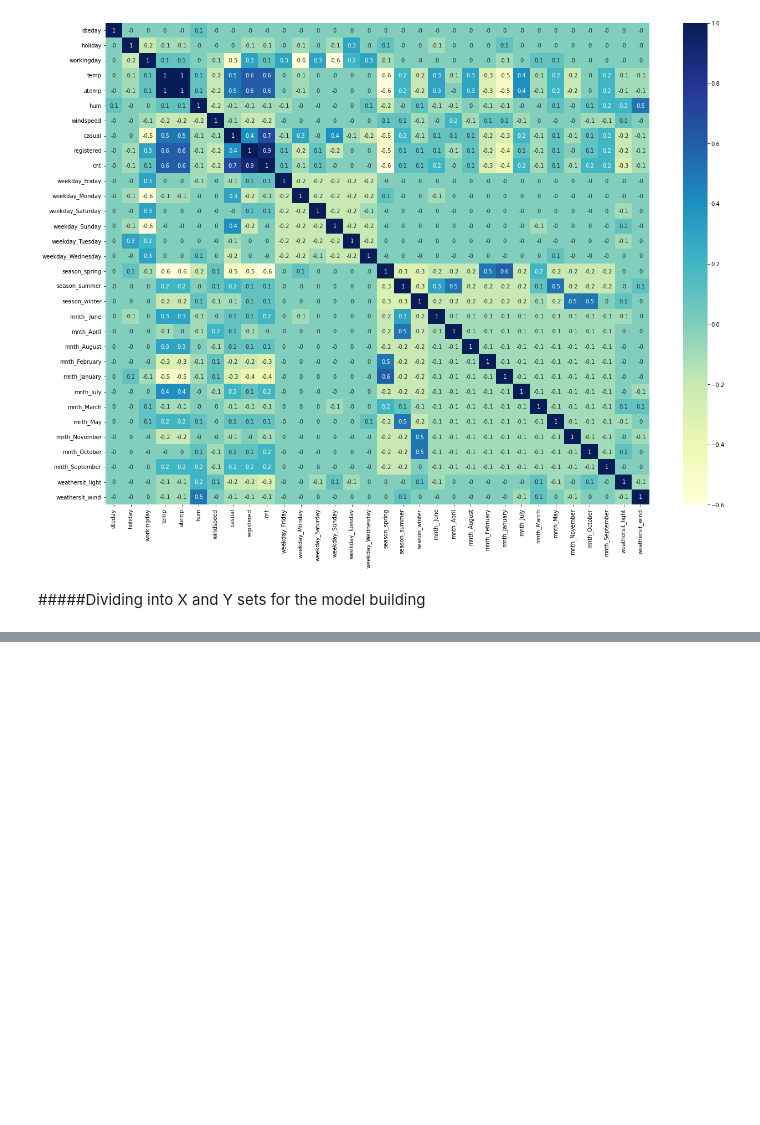
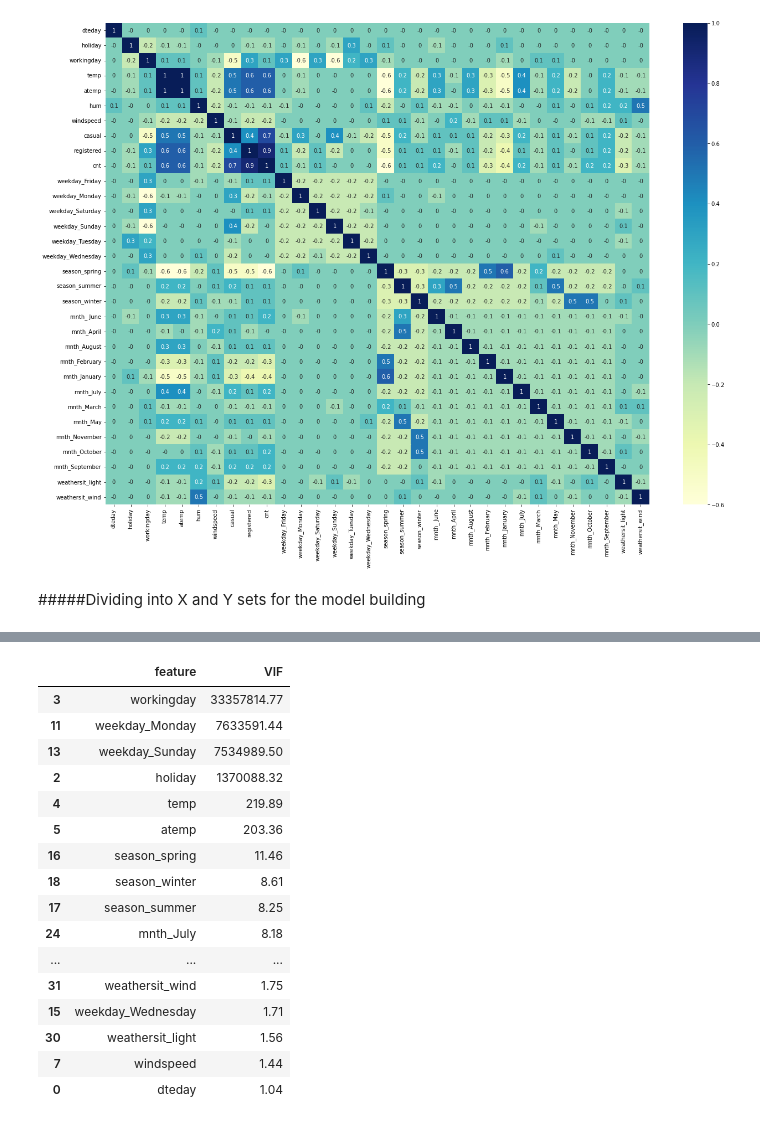
Before and after one commit to AxithChoudhary/BoomBikes_multilinear_model, a Jupyter notebook: Multi_linear_regression_.ipynb, the cells around one changed output, grey strips where cells are left out. Drawn from its saved outputs; the diff is of its cells as text; code cells hidden in the pictures; blank space fills up the shorter version.

```diff
--- a/Multi_linear_regression_.ipynb
+++ b/Multi_linear_regression_.ipynb
@@ -315,0 +401,28 @@ X_train=df_train
+# %%
+def vif_function(df):
+  vif=pd.DataFrame()
+  vif["feature"]=df.columns
+  vif["VIF"]=[variance_inflation_factor(df.values,i) for i in range(df.shape[1])]
+  vif["VIF"]=round(vif["VIF"],2)
+  vif=vif.sort_values(by="VIF",ascending=False)
+  return vif
+# %%
+vif_function(X_train)
+# %% [output]
+|  | feature | VIF |
+| 3 | workingday | 33357814.77 |
+| 11 | weekday_Monday | 7633591.44 |
+| 13 | weekday_Sunday | 7534989.50 |
+| 2 | holiday | 1370088.32 |
+| 4 | temp | 219.89 |
+| 5 | atemp | 203.36 |
+| 16 | season_spring | 11.46 |
+| 18 | season_winter | 8.61 |
+| 17 | season_summer | 8.25 |
+| 24 | mnth_July | 8.18 |
+| ... | ... | ... |
+| 31 | weathersit_wind | 1.75 |
+| 15 | weekday_Wednesday | 1.71 |
+| 30 | weathersit_light | 1.56 |
+| 7 | windspeed | 1.44 |
+| 0 | dteday | 1.04 |
```
Also changed, not shown: parts of 11 cells of this notebook.
